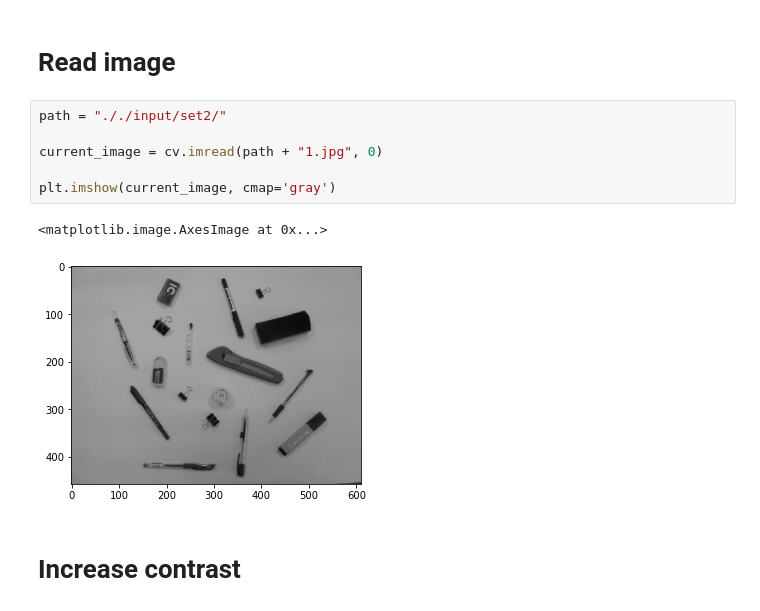
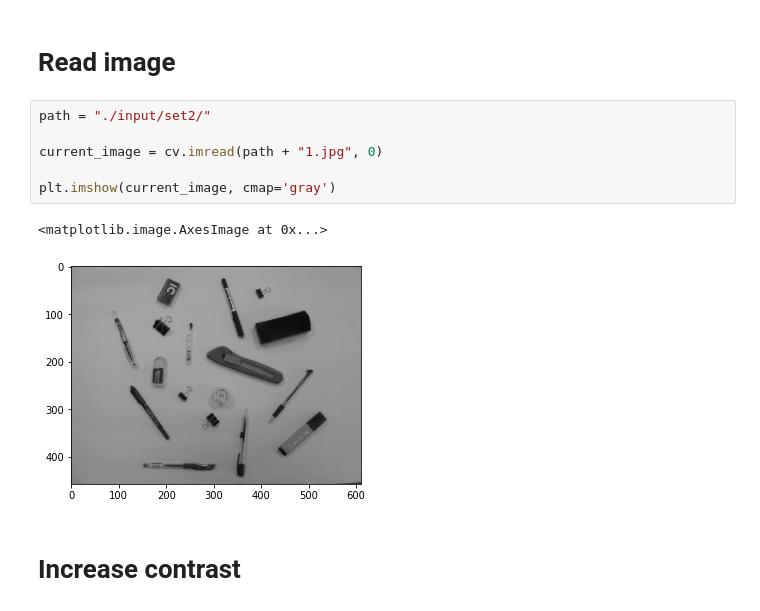
Before and after one commit to nvhoang55/Nhom-11__XLA__Project, a Jupyter notebook: bai-1/bai-1-set-2.ipynb, the cells around one changed output. Saved outputs shown, nothing was run; the diff lists cells and outputs as text.

```diff
--- a/bai-1/bai-1-set-2.ipynb
+++ b/bai-1/bai-1-set-2.ipynb
@@ -8,14 +8,14 @@ from matplotlib import pyplot as plt
 # %% [markdown]
 # Read image
 # %%
-path = "././input/set2/"
+path = "./input/set2/"
 
 current_image = cv.imread(path + "1.jpg", 0)
 
 plt.imshow(current_image, cmap='gray')
 # %% [output]
 <matplotlib.image.AxesImage at 0x...>
-[figure, old version]
+[figure, new version]
 # %% [markdown]
 # Increase contrast
 # %%
```
Also changed, not shown: parts of 5 cells of this notebook.
